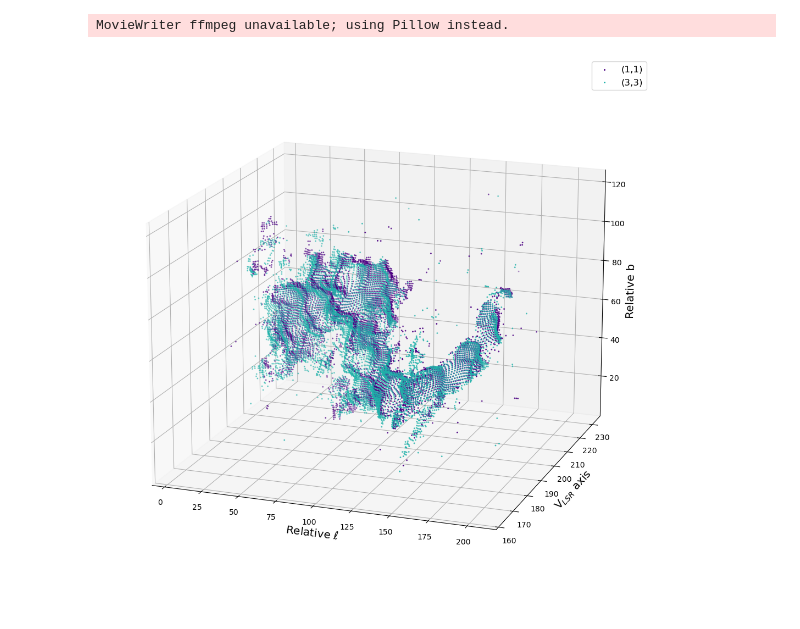
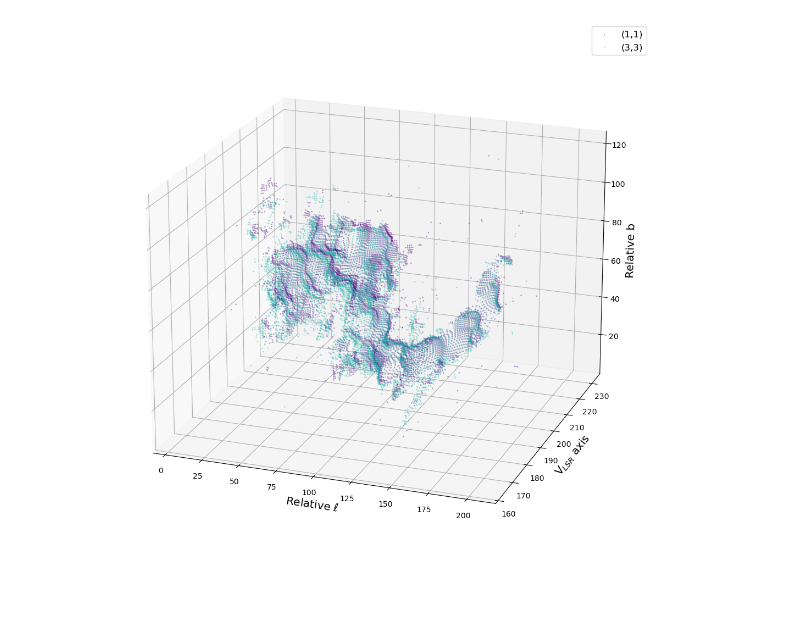
Before and after one commit to harrisonfwest/GBO-REU, a Jupyter notebook: Notebooks/3d-plot.ipynb, the cells around one changed output. Drawn from its saved outputs; the diff is of its cells as text; code cells hidden in the pictures.

```diff
--- a/Notebooks/3d-plot.ipynb
+++ b/Notebooks/3d-plot.ipynb
@@ -24,27 +24,26 @@ for i in range(gaussian_11.shape[0]):
 # %%
 fig = plt.figure(figsize=(12, 10))
 ax = fig.add_subplot(projection='3d')
 plt.tight_layout(pad = 0)
 
-ax.scatter3D(x, mask_11, y, cmap = 'viridis', marker = '.', s = 5, label = '(1,1)', color = 'indigo')
-ax.scatter3D(x, mask_33, y, cmap = 'viridis', marker = '.', s = 5, label = '(3,3)', color = 'lightseagreen')
+ax.scatter3D(x, mask_11, y, cmap = 'viridis', marker = '.', s = 5, label = '(1,1)', color = 'indigo', alpha = .25)
+ax.scatter3D(x, mask_33, y, cmap = 'viridis', marker = '.', s = 5, label = '(3,3)', color = 'lightseagreen', alpha = .25)
 
 ax.set_xlabel('Relative $\ell$', fontsize = 'x-large')
 ax.set_zlabel('Relative b', fontsize = 'x-large')
 ax.set_ylabel('V$_{LSR}$ axis', fontsize = 'x-large')
 ax.legend(fontsize = 'large')
 
 ax.set_ylim(160, 235)
 
 ax.view_init(elev= 20, azim = -70)
 
 def rotate(a):
     ax.view_init(elev = 17, azim = a)
 
-anim = FuncAnimation(fig, rotate, frames = np.arange(-70, 290), interval = 30)
-anim.save('/home/scratch/hfwest/Pilot/Results/Vel_rotation_11_33.gif')
+# anim = FuncAnimation(fig, rotate, frames = np.arange(-70, 290), interval = 30)
+# anim.save('/home/scratch/hfwest/Pilot/Results/Vel_rotation_11_33.gif')
 
-# plt.show()
+plt.show()
 # %% [output]
-MovieWriter ffmpeg unavailable; using Pillow instead.
-[figure, old version]
+[figure, new version]
```
Also changed, not shown: 2 other files.
